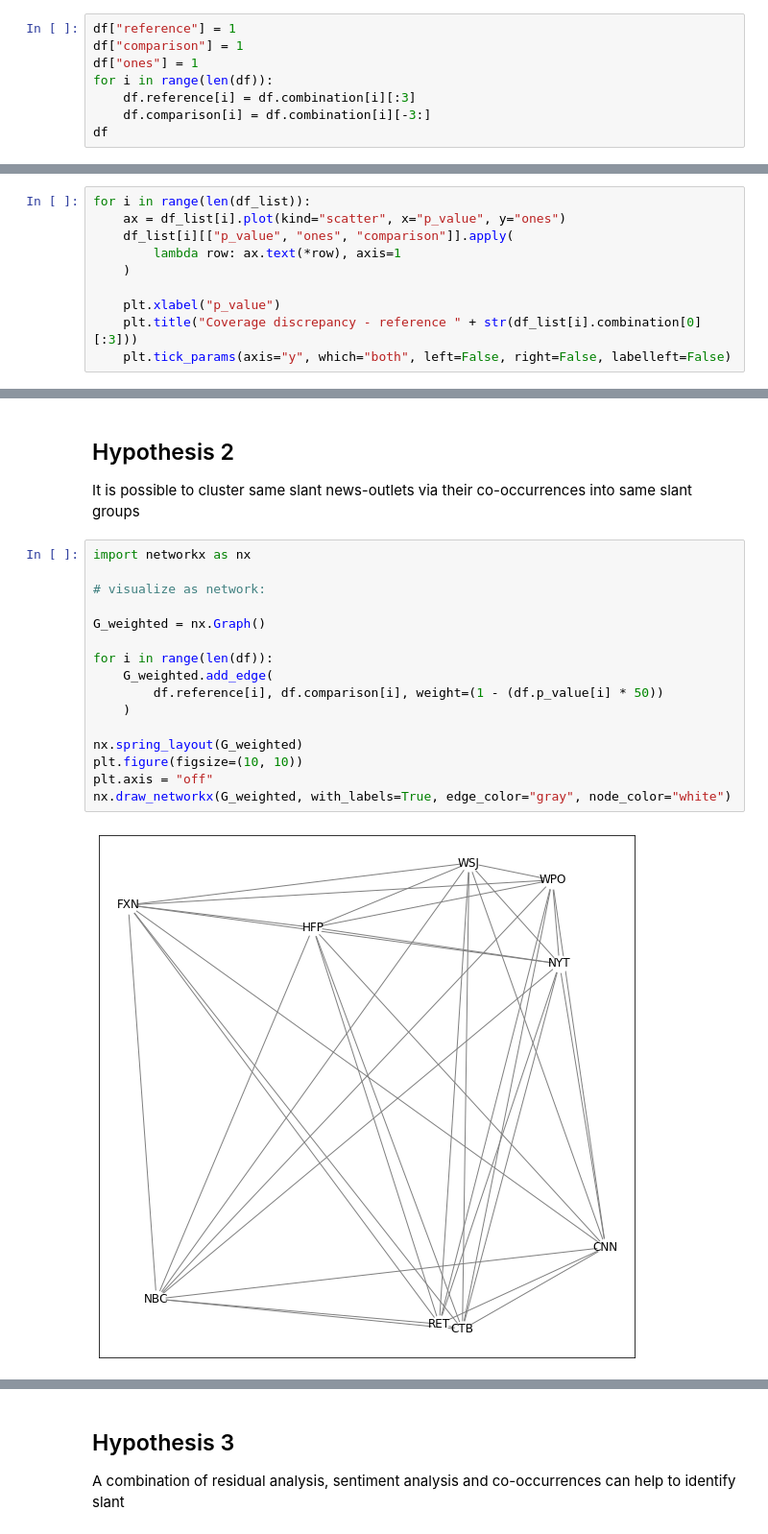
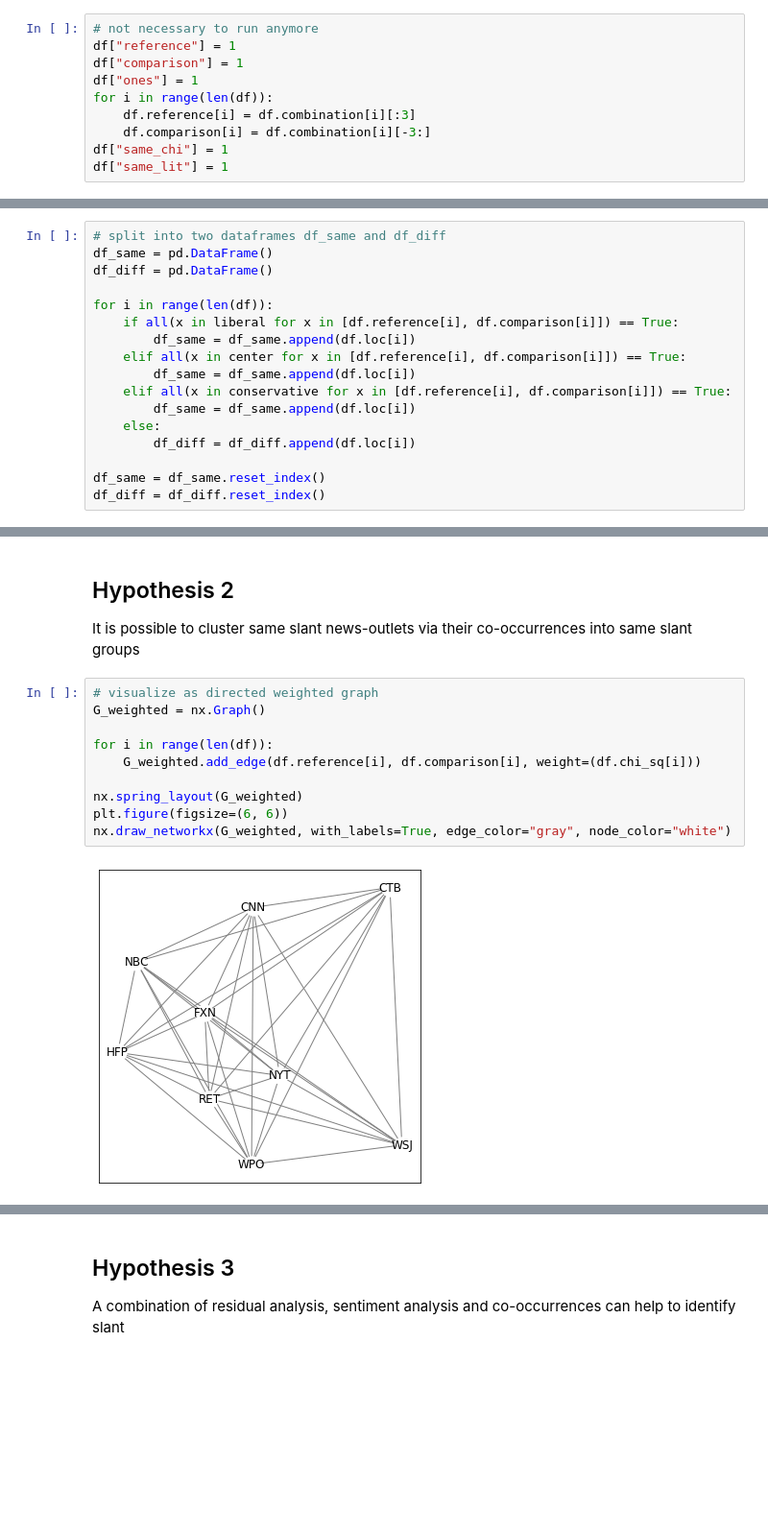
Before and after one commit to the-banandit/OmissionOrCommission, a Jupyter notebook: compareNews.ipynb, the cells around one changed output, grey strips where cells are left out. Shown at 96% size. Drawn from its saved outputs; the diff is of its cells as text; blank space fills up the shorter version.

```diff
--- a/compareNews.ipynb
+++ b/compareNews.ipynb
@@ -1007,12 +1076,14 @@ df
 [interactive output not drawn]
 # %%
+# not necessary to run anymore
 df["reference"] = 1
 df["comparison"] = 1
 df["ones"] = 1
 for i in range(len(df)):
     df.reference[i] = df.combination[i][:3]
     df.comparison[i] = df.combination[i][-3:]
-df
+df["same_chi"] = 1
+df["same_lit"] = 1
 # %% [output]
 A value is trying to be set on a copy of a slice from a DataFrame
 
@@ -1045,11 +1100 @@ See the caveats in the documentation: https://pandas.pydata.org/pandas-docs/stab
 [interactive output not drawn]
-# %%
-for i in range(len(df_list)):
-    ax = df_list[i].plot(kind="scatter", x="p_value", y="ones")
-    df_list[i][["p_value", "ones", "comparison"]].apply(
-        lambda row: ax.text(*row), axis=1
-    )
-
-    plt.xlabel("p_value")
-    plt.title("Coverage discrepancy - reference " + str(df_list[i].combination[0][:3]))
-    plt.tick_params(axis="y", which="both", left=False, right=False, labelleft=False)
@@ -1066,0 +1145,17 @@ for i in range(len(df_list)):
+# %%
+# split into two dataframes df_same and df_diff
+df_same = pd.DataFrame()
+df_diff = pd.DataFrame()
+
+for i in range(len(df)):
+    if all(x in liberal for x in [df.reference[i], df.comparison[i]]) == True:
+        df_same = df_same.append(df.loc[i])
+    elif all(x in center for x in [df.reference[i], df.comparison[i]]) == True:
+        df_same = df_same.append(df.loc[i])
+    elif all(x in conservative for x in [df.reference[i], df.comparison[i]]) == True:
+        df_same = df_same.append(df.loc[i])
+    else:
+        df_diff = df_diff.append(df.loc[i])
+
+df_same = df_same.reset_index()
+df_diff = df_diff.reset_index()
@@ -1069,21 +1221,15 @@ for i in range(len(df_list)):
 
 It is possible to cluster same slant news-outlets via their co-occurrences into same slant groups
 # %%
-import networkx as nx
-
-# visualize as network:
-
+# visualize as directed weighted graph
 G_weighted = nx.Graph()
 
 for i in range(len(df)):
-    G_weighted.add_edge(
-        df.reference[i], df.comparison[i], weight=(1 - (df.p_value[i] * 50))
-    )
+    G_weighted.add_edge(df.reference[i], df.comparison[i], weight=(df.chi_sq[i]))
 
 nx.spring_layout(G_weighted)
-plt.figure(figsize=(10, 10))
-plt.axis = "off"
+plt.figure(figsize=(6, 6))
 nx.draw_networkx(G_weighted, with_labels=True, edge_color="gray", node_color="white")
 # %% [output]
-[figure, old version]
+[figure, new version]
 [interactive output not drawn]
```
Also changed, not shown: parts of 43 cells of this notebook, 38 other files.
